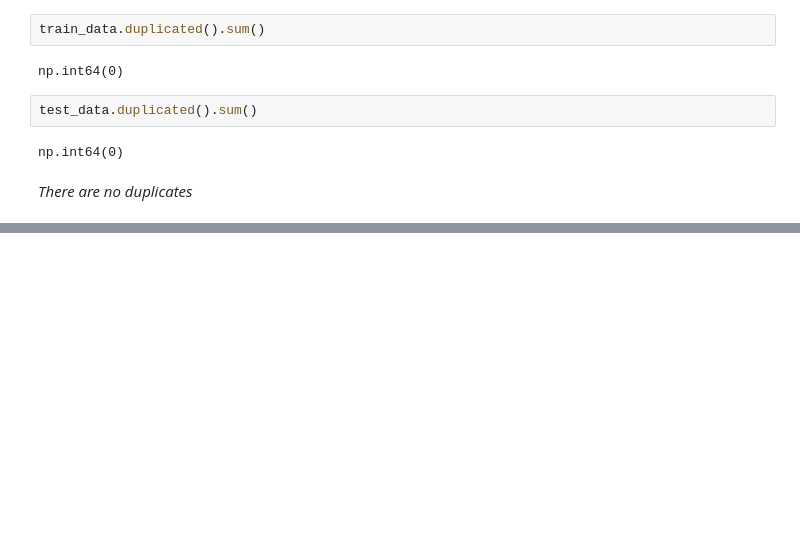
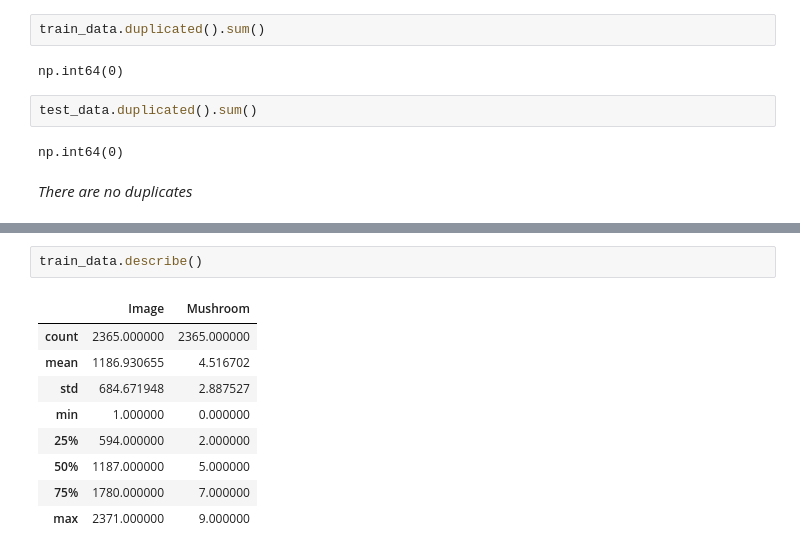
Before and after one commit to khrystynaPeniak/deep-learning-project-multiclass-classification, a Jupyter notebook: mashroom-vision.ipynb, the cells around one changed output, grey strips where cells are left out. Saved outputs shown, nothing was run; the diff lists cells and outputs as text; blank space fills up the shorter version.

```diff
--- a/mashroom-vision.ipynb
+++ b/mashroom-vision.ipynb
@@ -158,0 +180,12 @@ np.int64(0)
+# %%
+train_data.describe()
+# %% [output]
+|  | Image | Mushroom |
+| count | 2365.000000 | 2365.000000 |
+| mean | 1186.930655 | 4.516702 |
+| std | 684.671948 | 2.887527 |
+| min | 1.000000 | 0.000000 |
+| 25% | 594.000000 | 2.000000 |
+| 50% | 1187.000000 | 5.000000 |
+| 75% | 1780.000000 | 7.000000 |
+| max | 2371.000000 | 9.000000 |
```
Also changed, not shown: parts of 17 cells of this notebook.
